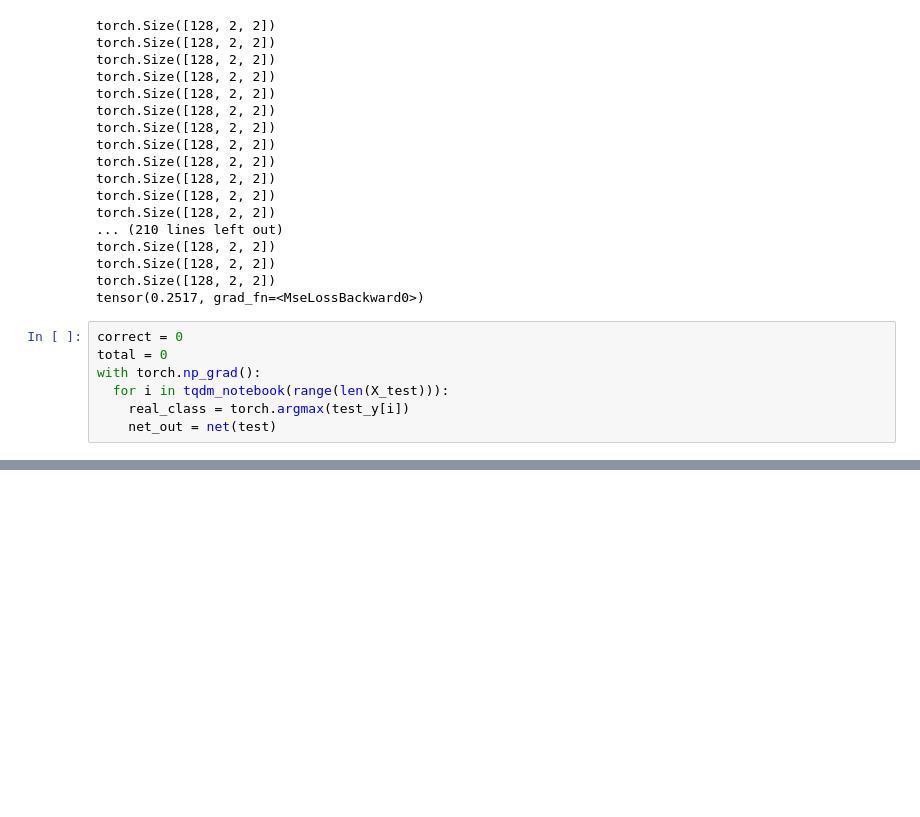
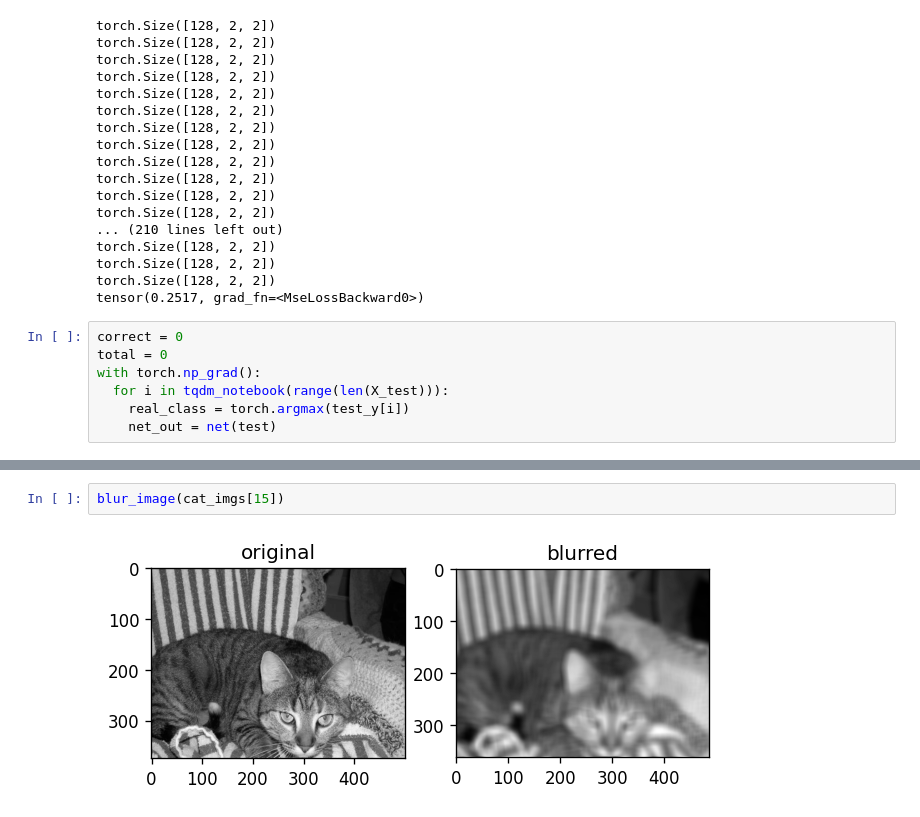
Before and after one commit to Oreolorun/NeuralNetsPractice, a Jupyter notebook: Convolutional_Neural_Nets.ipynb, the cells around one changed output, grey strips where cells are left out. Drawn from its saved outputs; the diff is of its cells as text; blank space fills up the shorter version.

```diff
--- a/Convolutional_Neural_Nets.ipynb
+++ b/Convolutional_Neural_Nets.ipynb
@@ -194,0 +280,4 @@ with torch.np_grad():
+# %%
+blur_image(cat_imgs[15])
+# %% [output]
+[figure, added]
```
Also changed, not shown: parts of 9 cells of this notebook.
